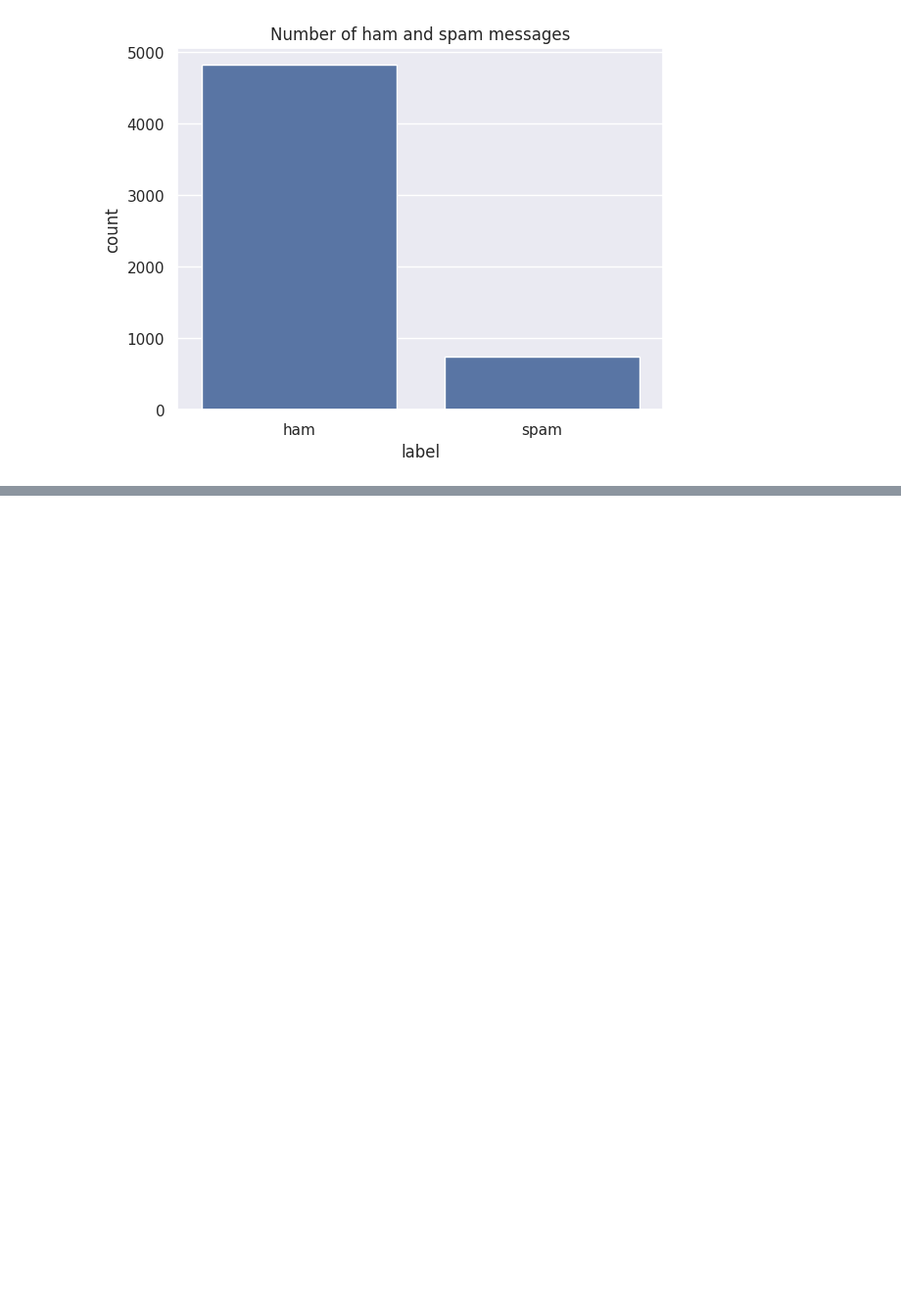
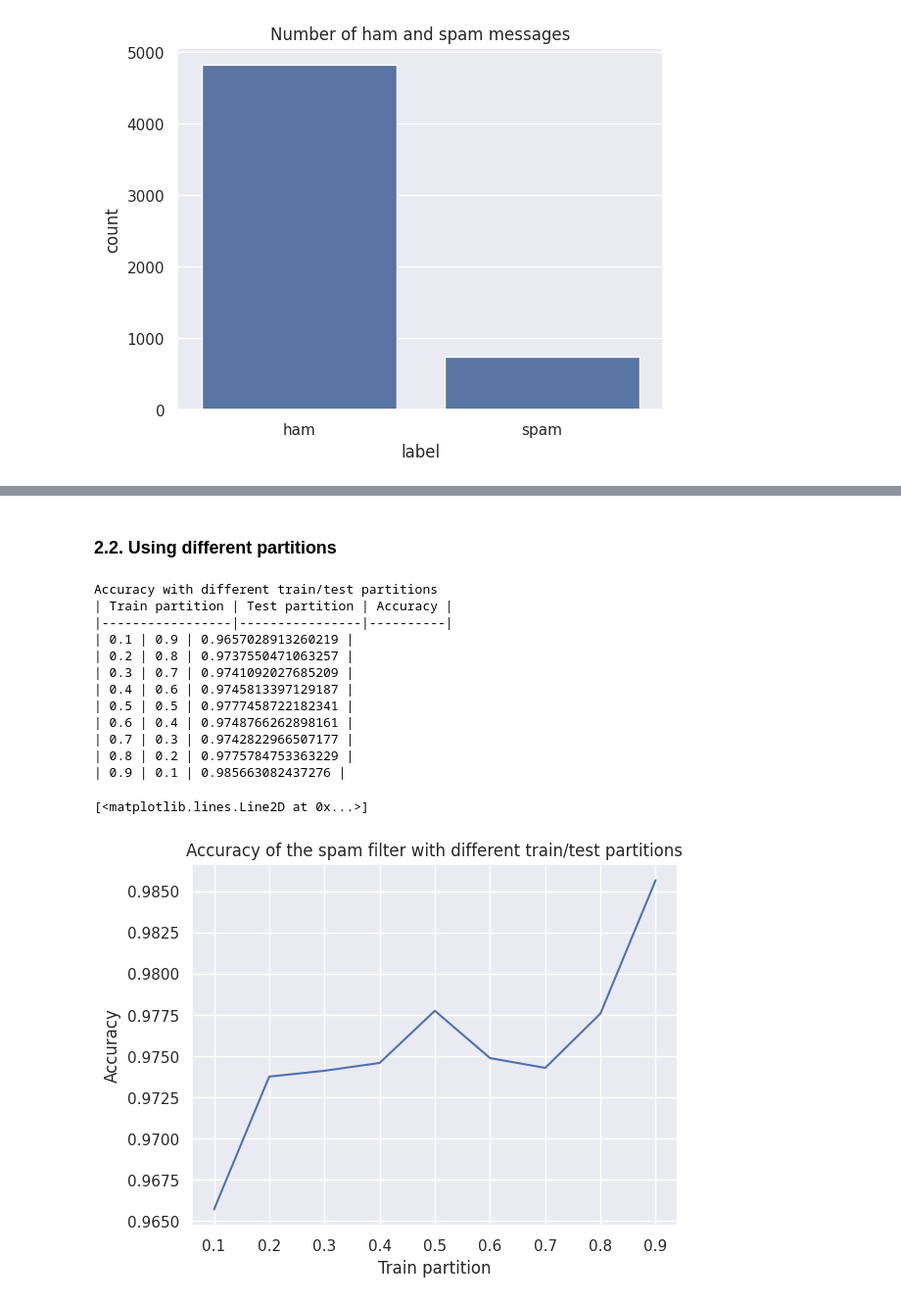
Before and after one commit to LittleD3092/My-Vault, a Jupyter notebook: Probability/HW2/naive_bayes.ipynb, the cells around one changed output, grey strips where cells are left out. Shown: that part at 98% size. Saved outputs shown, nothing was run; the diff lists cells and outputs as text; code cells hidden in the pictures; blank space fills up the shorter version.

```diff
--- a/Probability/HW2/naive_bayes.ipynb
+++ b/Probability/HW2/naive_bayes.ipynb
@@ -75,0 +117,47 @@ Accuracy:  0.9886363636363636
+# %% [markdown]
+### 2.2. Using different partitions
+# %%
+# Step 1: Randomly split the data (Hint: Use "train_test_split" at https://scikit-learn.org/stable/modules/generated/sklearn.model_selection.train_test_split.html)
+X_train, X_test, y_train, y_test = train_test_split(df['text'], df['label'],train_size=0.7,test_size=0.3)
+
+# Step 2: Fit the CountVectorizer (Hint: Check the example at https://scikit-learn.org/1.5/modules/generated/sklearn.feature_extraction.text.CountVectorizer.html)
+count_vectorizer = CountVectorizer()
+
+print("Accuracy with different train/test partitions")
+print("| Train partition | Test partition | Accuracy |")
+print("|-----------------|----------------|----------|")
+train_partition_values = []
+accuracy_values = []
+for i in range(1, 10):
+    train_partition = i/10
+    test_partition = round(1-train_partition, 1)
+    X_train, X_test, y_train, y_test = train_test_split(df['text'], df['label'],train_size=train_partition,test_size=test_partition)
+    training_data = count_vectorizer.fit_transform(X_train)
+    testing_data = count_vectorizer.transform(X_test)
+    model = MultinomialNB(class_prior=[0.5, 0.5])
+    model.fit(training_data, y_train)
+    accuracy = model.score(testing_data, y_test)
+    print("|", train_partition, "|", test_partition, "|", accuracy, "|")
+
+    train_partition_values.append(train_partition)
+    accuracy_values.append(accuracy)
+
+plt.title("Accuracy of the spam filter with different train/test partitions")
+plt.xlabel("Train partition")
+plt.ylabel("Accuracy")
+plt.plot(train_partition_values, accuracy_values)
+# %% [output]
+Accuracy with different train/test partitions
+| Train partition | Test partition | Accuracy |
+|-----------------|----------------|----------|
+| 0.1 | 0.9 | 0.9657028913260219 |
+| 0.2 | 0.8 | 0.9737550471063257 |
+| 0.3 | 0.7 | 0.9741092027685209 |
+| 0.4 | 0.6 | 0.9745813397129187 |
+| 0.5 | 0.5 | 0.9777458722182341 |
+| 0.6 | 0.4 | 0.9748766262898161 |
+| 0.7 | 0.3 | 0.9742822966507177 |
+| 0.8 | 0.2 | 0.9775784753363229 |
+| 0.9 | 0.1 | 0.985663082437276 |
+[<matplotlib.lines.Line2D at 0x...>]
+[figure, added]
```
Also changed, not shown: parts of 5 cells of this notebook, 5 other files.
